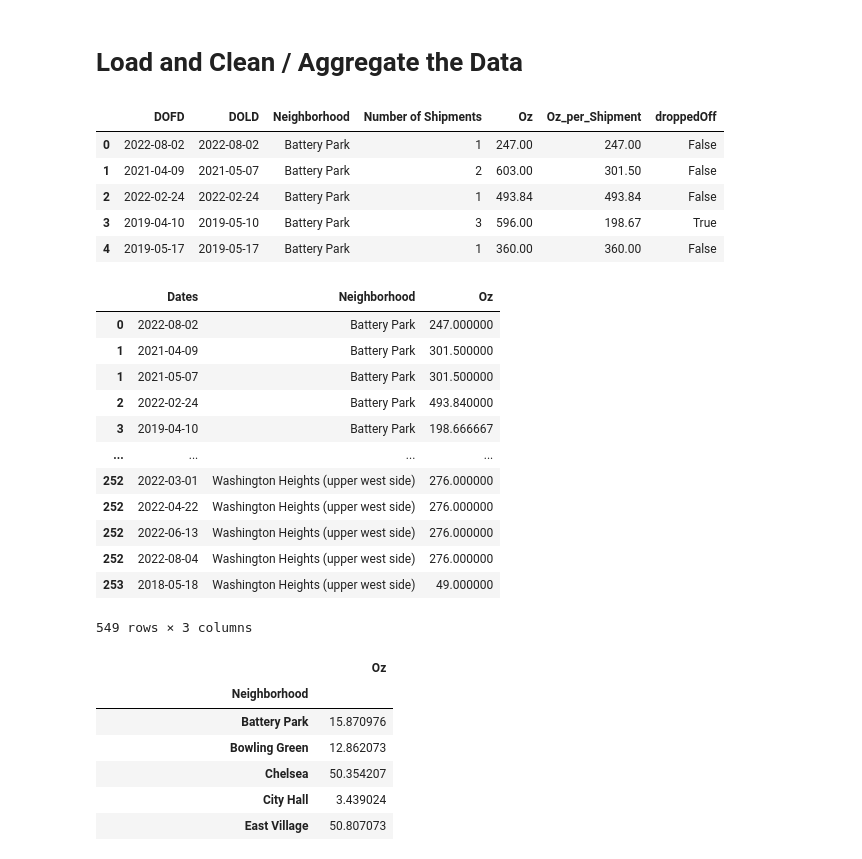
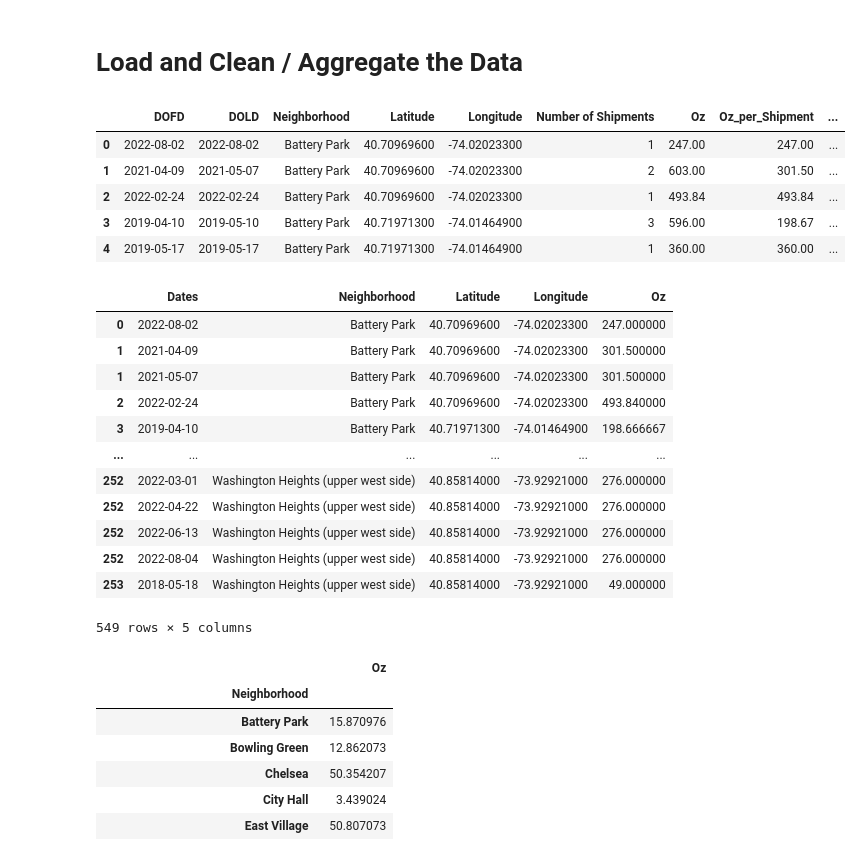
Before and after one commit to BrunoValan/Milk_Bank_Project, a Jupyter notebook: FinalModel.ipynb, the cells around one changed output. Drawn from its saved outputs; the diff is of its cells as text; code cells hidden in the pictures.

```diff
--- a/FinalModel.ipynb
+++ b/FinalModel.ipynb
@@ -147,27 +147,27 @@ def calculate_shipping_cost_ounces(weight_in_ounces):
 # %%
 path_to_data = os.path.join(os.getcwd(), 'NYMB_updates.xlsx')
 
 # Load and clean the data
 data = load_data(path_to_data)
 data_cleaned = clean_data(data)
 
 # Get coordinates for zipcodes
 zipcode_df = generate_zip_data(data)
 
 # Merge the datasets
 data_cleaned = pd.merge(data_cleaned, zipcode_df, how='inner', on='Zip code')
 
 # Reorganize the columns
-data_cleaned = data_cleaned[['DOFD', 'DOLD', 'Neighborhood', 'Number of Shipments', 'Oz', 'Oz_per_Shipment', 'droppedOff']]
+data_cleaned = data_cleaned[['DOFD', 'DOLD', 'Neighborhood', 'Latitude', 'Longitude', 'Number of Shipments', 'Oz', 'Oz_per_Shipment', 'droppedOff']]
 
 display(data_cleaned.head())
 # %% [output]
-|  | DOFD | DOLD | Neighborhood | Number of Shipments | Oz | Oz_per_Shipment | droppedOff |
-| 0 | 2022-08-02 | 2022-08-02 | Battery Park | 1 | 247.00 | 247.00 | False |
-| 1 | 2021-04-09 | 2021-05-07 | Battery Park | 2 | 603.00 | 301.50 | False |
-| 2 | 2022-02-24 | 2022-02-24 | Battery Park | 1 | 493.84 | 493.84 | False |
-| 3 | 2019-04-10 | 2019-05-10 | Battery Park | 3 | 596.00 | 198.67 | True |
-| 4 | 2019-05-17 | 2019-05-17 | Battery Park | 1 | 360.00 | 360.00 | False |
+|  | DOFD | DOLD | Neighborhood | Latitude | Longitude | Number of Shipments | Oz | Oz_per_Shipment | ... |
+| 0 | 2022-08-02 | 2022-08-02 | Battery Park | 40.70969600 | -74.02023300 | 1 | 247.00 | 247.00 | ... |
+| 1 | 2021-04-09 | 2021-05-07 | Battery Park | 40.70969600 | -74.02023300 | 2 | 603.00 | 301.50 | ... |
+| 2 | 2022-02-24 | 2022-02-24 | Battery Park | 40.70969600 | -74.02023300 | 1 | 493.84 | 493.84 | ... |
+| 3 | 2019-04-10 | 2019-05-10 | Battery Park | 40.71971300 | -74.01464900 | 3 | 596.00 | 198.67 | ... |
+| 4 | 2019-05-17 | 2019-05-17 | Battery Park | 40.71971300 | -74.01464900 | 1 | 360.00 | 360.00 | ... |
 # %%
 data_agg = data_cleaned.copy()
 
@@ -184,7 +184,7 @@ for i in range(data_agg.shape[0]):
     all_dates.append(dates)
 
 data_agg['Dates'] = all_dates
-data_agg = data_agg[['DOFD', 'DOLD', 'Dates', 'Neighborhood', 'Number of Shipments', 'Oz', 'droppedOff']]
+data_agg = data_agg[['DOFD', 'DOLD', 'Dates', 'Neighborhood', 'Latitude', 'Longitude', 'Number of Shipments', 'Oz', 'droppedOff']]
 
 # Adjust the Oz and Number of shipments based on the length of the new Dates column
 data_agg['Oz'] = data_agg['Oz'] / data_agg['Number of Shipments']
@@ -195,19 +195,19 @@ data_agg = data_agg.drop(columns=['DOFD', 'DOLD', 'Number of Shipments', 'droppe
 
 data_agg
 # %% [output]
-|  | Dates | Neighborhood | Oz |
-| 0 | 2022-08-02 | Battery Park | 247.000000 |
-| 1 | 2021-04-09 | Battery Park | 301.500000 |
-| 1 | 2021-05-07 | Battery Park | 301.500000 |
-| 2 | 2022-02-24 | Battery Park | 493.840000 |
-| 3 | 2019-04-10 | Battery Park | 198.666667 |
-| ... | ... | ... | ... |
-| 252 | 2022-03-01 | Washington Heights (upper west side) | 276.000000 |
-| 252 | 2022-04-22 | Washington Heights (upper west side) | 276.000000 |
-| 252 | 2022-06-13 | Washington Heights (upper west side) | 276.000000 |
-| 252 | 2022-08-04 | Washington Heights (upper west side) | 276.000000 |
-| 253 | 2018-05-18 | Washington Heights (upper west side) | 49.000000 |
+|  | Dates | Neighborhood | Latitude | Longitude | Oz |
+| 0 | 2022-08-02 | Battery Park | 40.70969600 | -74.02023300 | 247.000000 |
+| 1 | 2021-04-09 | Battery Park | 40.70969600 | -74.02023300 | 301.500000 |
+| 1 | 2021-05-07 | Battery Park | 40.70969600 | -74.02023300 | 301.500000 |
+| 2 | 2022-02-24 | Battery Park | 40.70969600 | -74.02023300 | 493.840000 |
+| 3 | 2019-04-10 | Battery Park | 40.71971300 | -74.01464900 | 198.666667 |
+| ... | ... | ... | ... | ... | ... |
+| 252 | 2022-03-01 | Washington Heights (upper west side) | 40.85814000 | -73.92921000 | 276.000000 |
+| 252 | 2022-04-22 | Washington Heights (upper west side) | 40.85814000 | -73.92921000 | 276.000000 |
+| 252 | 2022-06-13 | Washington Heights (upper west side) | 40.85814000 | -73.92921000 | 276.000000 |
+| 252 | 2022-08-04 | Washington Heights (upper west side) | 40.85814000 | -73.92921000 | 276.000000 |
+| 253 | 2018-05-18 | Washington Heights (upper west side) | 40.85814000 | -73.92921000 | 49.000000 |
-549 rows × 3 columns
+549 rows × 5 columns
 # %%
 # Calculate the number of biweekly groups
 num_biweekly_groups = pd.date_range(min(data_agg['Dates']), max(data_agg['Dates']), freq='2W')
```
Also changed, not shown: parts of 9 cells of this notebook.
